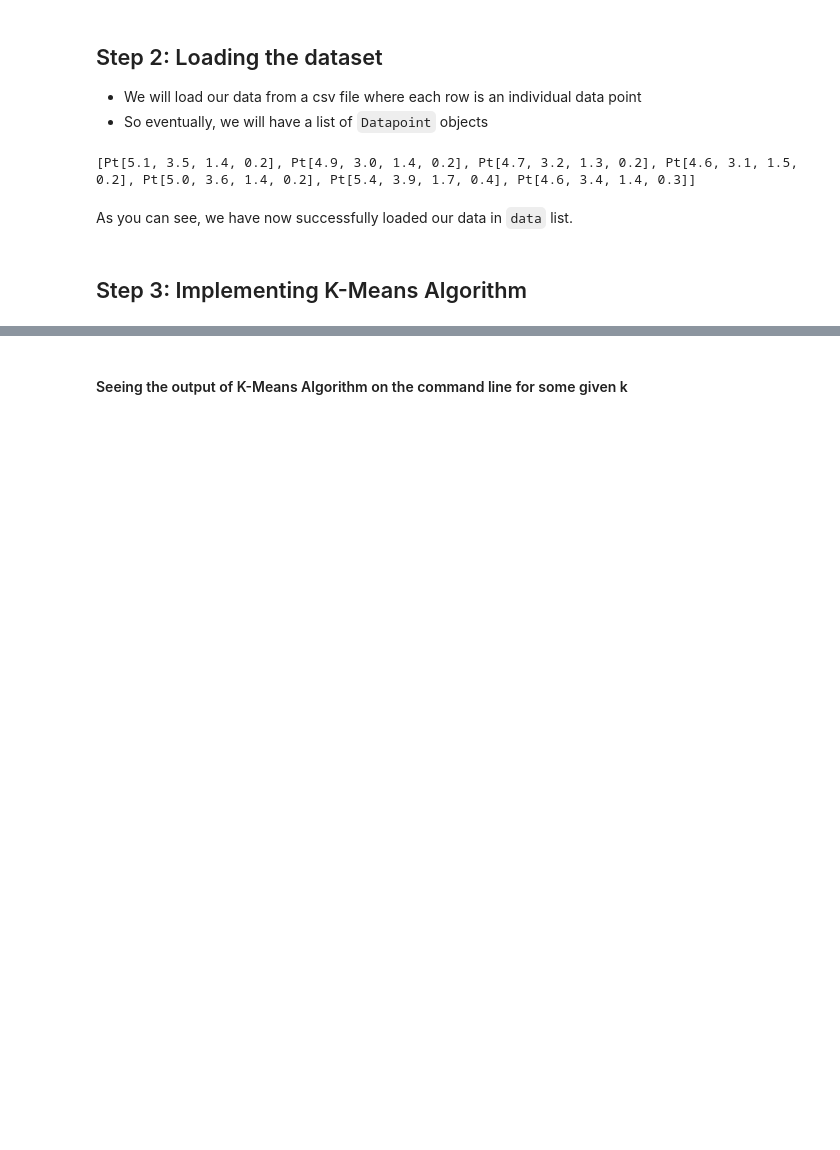
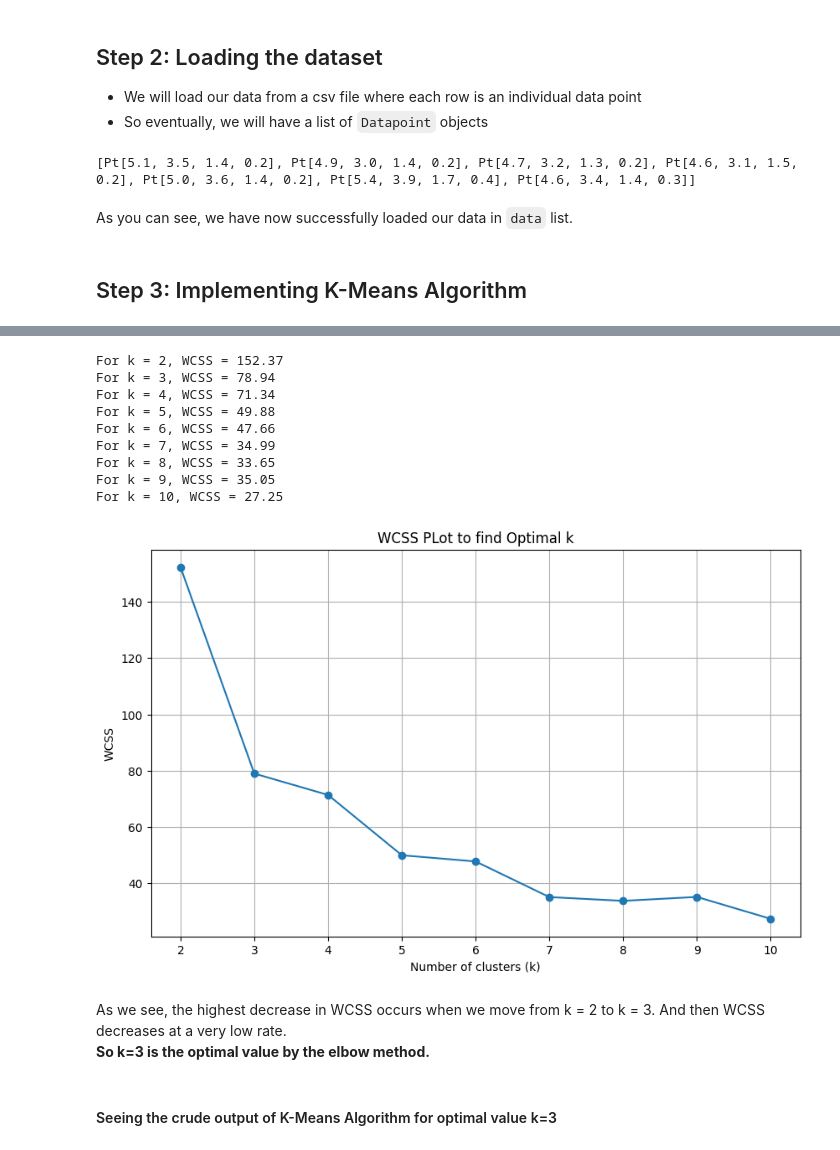
Before and after one commit to sensoubhik11/CS9030-assignment1, a Jupyter notebook: kmeans.ipynb, the cells around one changed output, grey strips where cells are left out. Drawn from its saved outputs; the diff is of its cells as text; code cells hidden in the pictures; blank space fills up the shorter version.

Commit message:
Added full implementation of KMeans Algo with proper notes, comments and visual output

```diff
--- a/kmeans.ipynb
+++ b/kmeans.ipynb
@@ -114,4 +125,47 @@ def kmeans(data: List[Datapoint], k: int):
+# %%
+def wcss(data: List[Datapoint], centroids: List[Datapoint], cluster_tags: List[int]):
+    WCSS = 0.0
+    for i in range(len(data)):
+        pt = data[i]
+        cluster_num = cluster_tags[i]
+        WCSS += pt.dis(centroids[cluster_num])
+    return WCSS
+# %%
+import matplotlib.pyplot as plt
+
+def elbow_method(data: List[Datapoint], max_k: int):
+    wcss_list = []
+    for k in range(2, max_k+1):
+        centroids, cluster_tags, _ = kmeans(data, k)
+        WCSS = wcss(data, centroids, cluster_tags)
+        wcss_list.append(WCSS)
+        print(f"For k = {k}, WCSS = {WCSS:.2f}")
+
+    # Plotting the elbow graph
+    plt.figure(figsize=(10, 6))
+    plt.plot(range(2, max_k + 1), wcss_list, marker='o')
+    plt.title('WCSS PLot to find Optimal k')
+    plt.xlabel('Number of clusters (k)')
+    plt.ylabel('WCSS')
+    plt.xticks(range(2, max_k + 1))
+    plt.grid()
+    plt.show()
+elbow_method(data, 10)
+# %% [output]
+For k = 2, WCSS = 152.37
+For k = 3, WCSS = 78.94
+For k = 4, WCSS = 71.34
+For k = 5, WCSS = 49.88
+For k = 6, WCSS = 47.66
+For k = 7, WCSS = 34.99
+For k = 8, WCSS = 33.65
+For k = 9, WCSS = 35.05
+For k = 10, WCSS = 27.25
+[figure, added]
+# %% [markdown]
+As we see, the highest decrease in WCSS occurs when we move from k = 2 to k = 3. And then WCSS decreases at a very low rate. <br>
+**So k=3 is the optimal value by the elbow method.**
 # %% [markdown]
-#### Seeing the output of K-Means Algorithm on the command line for some given k
+#### Seeing the crude output of K-Means Algorithm for optimal value k=3
 # %%
 data = load_data("iris/iris.data")
```
Also changed, not shown: parts of 9 cells of this notebook.
